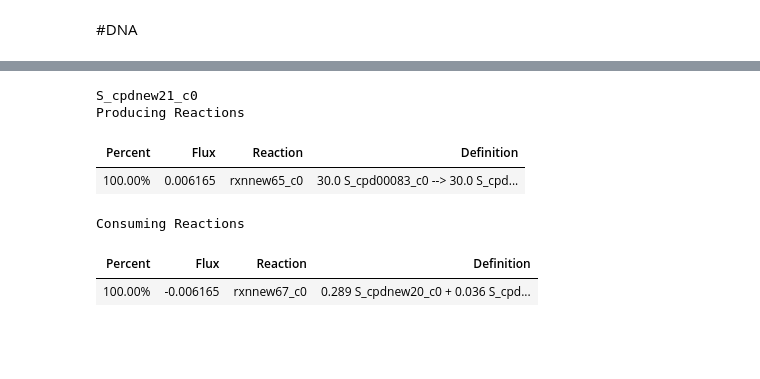
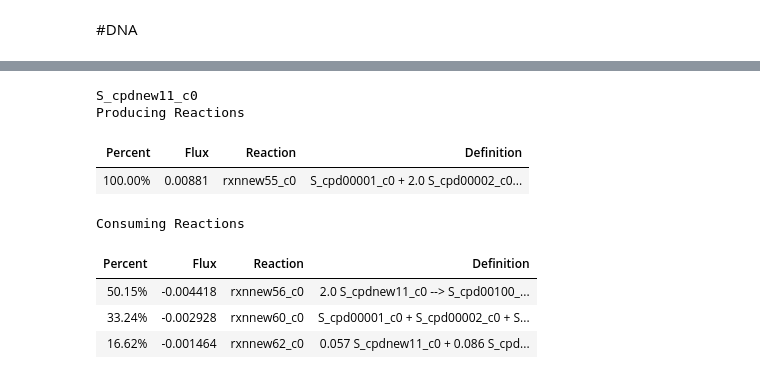
Before and after one commit to llvdrhau/Alquimia_Biorefinery_design_and_optimisation, a Jupyter notebook: colab_scripts/checkObjectiveReaction.ipynb, the cells around one changed output, grey strips where cells are left out. Saved outputs shown, nothing was run; the diff lists cells and outputs as text; code cells hidden in the pictures; blank space fills up the shorter version.

```diff
--- a/colab_scripts/checkObjectiveReaction.ipynb
+++ b/colab_scripts/checkObjectiveReaction.ipynb
@@ -185,10 +243,12 @@ model.reactions.get_by_id('rxnnew67_c0')
 # %%
-model.metabolites.get_by_id('S_cpdnew21_c0').summary()
+model.metabolites.get_by_id('S_cpdnew11_c0').summary()
 # %% [output]
-S_cpdnew21_c0
+S_cpdnew11_c0
 Producing Reactions
 | Percent | Flux | Reaction | Definition |
-| 100.00% | 0.006165 | rxnnew65_c0 | 30.0 S_cpd00083_c0 --> 30.0 S_cpd... |
+| 100.00% | 0.00881 | rxnnew55_c0 | S_cpd00001_c0 + 2.0 S_cpd00002_c0... |
 Consuming Reactions
 | Percent | Flux | Reaction | Definition |
-| 100.00% | -0.006165 | rxnnew67_c0 | 0.289 S_cpdnew20_c0 + 0.036 S_cpd... |
+| 50.15% | -0.004418 | rxnnew56_c0 | 2.0 S_cpdnew11_c0 --> S_cpd00100_... |
+| 33.24% | -0.002928 | rxnnew60_c0 | S_cpd00001_c0 + S_cpd00002_c0 + S... |
+| 16.62% | -0.001464 | rxnnew62_c0 | 0.057 S_cpdnew11_c0 + 0.086 S_cpd... |
```
Also changed, not shown: parts of 19 cells of this notebook, 1 other file.
